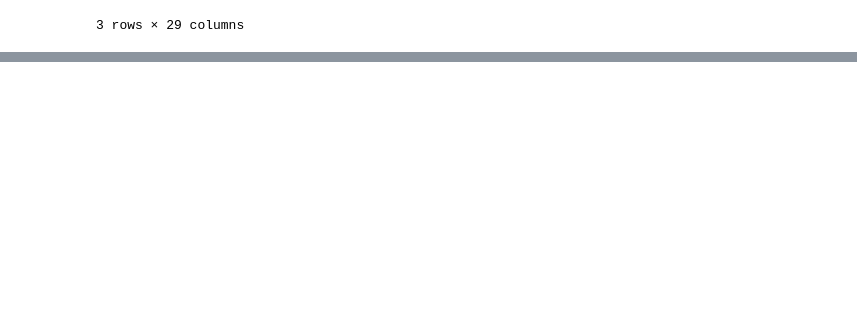
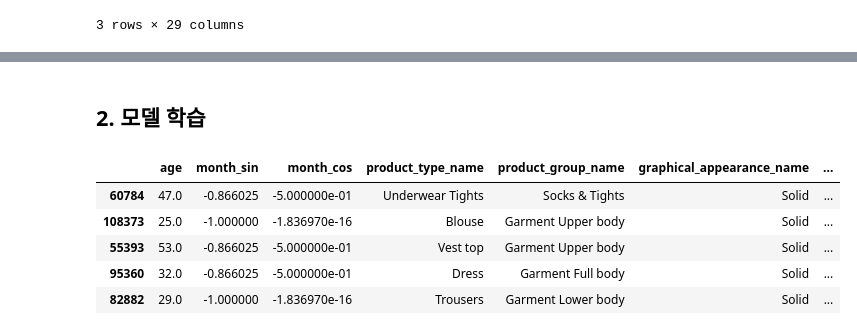
Before and after one commit to jimin-yu/two-tower-demo, a Jupyter notebook: 4_train_ranking_model.ipynb, the cells around one changed output, grey strips where cells are left out. Saved outputs shown, nothing was run; the diff lists cells and outputs as text; code cells hidden in the pictures; blank space fills up the shorter version.

Commit message:
fix: ranking model 학습

```diff
--- a/4_train_ranking_model.ipynb
+++ b/4_train_ranking_model.ipynb
@@ -136,2 +137,21 @@ ranking_df.head()
 # %%
 ranking_df.to_csv(ds_name, index=False)
+# %% [markdown]
+## 2. 모델 학습
+# %%
+import pandas as pd
+
+X_train = pd.read_csv("ranking_train.csv")
+X_val = pd.read_csv("ranking_validation.csv")
+
+y_train = X_train.pop("label")
+y_val = X_val.pop("label")
+
+X_train.sample(5)
+# %% [output]
+|  | age | month_sin | month_cos | product_type_name | product_group_name | graphical_appearance_name | ... |
+| 60784 | 47.0 | -0.866025 | -5.000000e-01 | Underwear Tights | Socks & Tights | Solid | ... |
+| 108373 | 25.0 | -1.000000 | -1.836970e-16 | Blouse | Garment Upper body | Solid | ... |
+| 55393 | 53.0 | -0.866025 | -5.000000e-01 | Vest top | Garment Upper body | Solid | ... |
+| 95360 | 32.0 | -0.866025 | -5.000000e-01 | Dress | Garment Full body | Solid | ... |
+| 82882 | 29.0 | -1.000000 | -1.836970e-16 | Trousers | Garment Lower body | Solid | ... |
```
Also changed, not shown: parts of 11 cells of this notebook, 9 other files.
